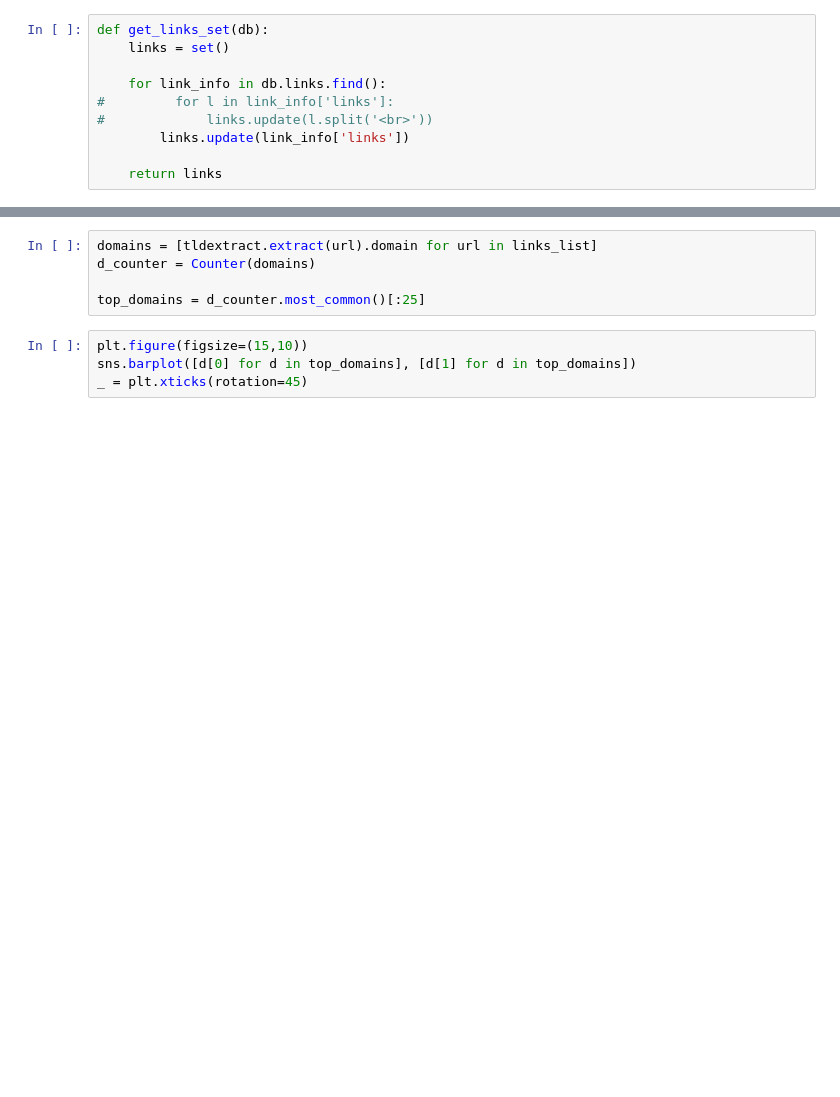
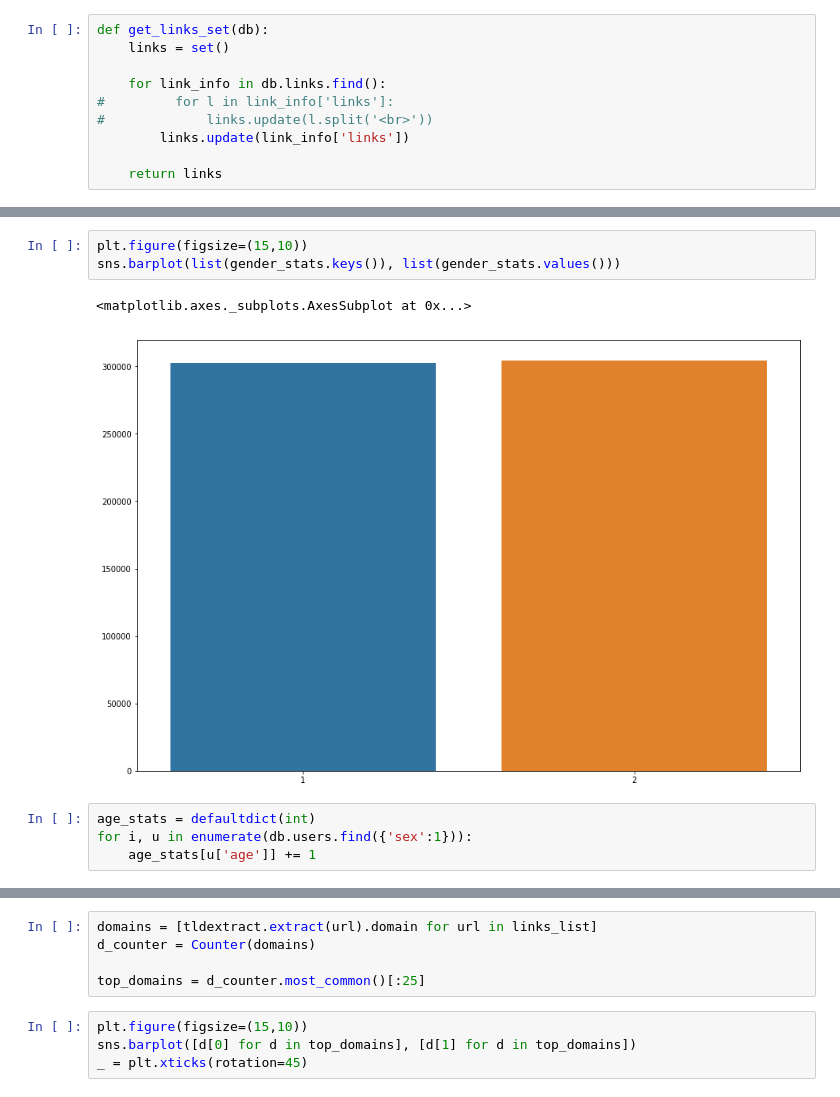
Before and after one commit to Vlad0922/finding_friends, a Jupyter notebook: Different stats.ipynb, the cells around one changed output, grey strips where cells are left out. Cells and saved outputs as stored; diff of their text form; blank space fills up the shorter version.

```diff
--- a/Different stats.ipynb
+++ b/Different stats.ipynb
@@ -29,0 +70,10 @@ len(links_list)
+# %%
+plt.figure(figsize=(15,10))
+sns.barplot(list(gender_stats.keys()), list(gender_stats.values()))
+# %% [output]
+<matplotlib.axes._subplots.AxesSubplot at 0x...>
+[figure, added]
+# %%
+age_stats = defaultdict(int)
+for i, u in enumerate(db.users.find({'sex':1})):
+    age_stats[u['age']] += 1
```
Also changed, not shown: parts of 15 cells of this notebook, 2 other files.
